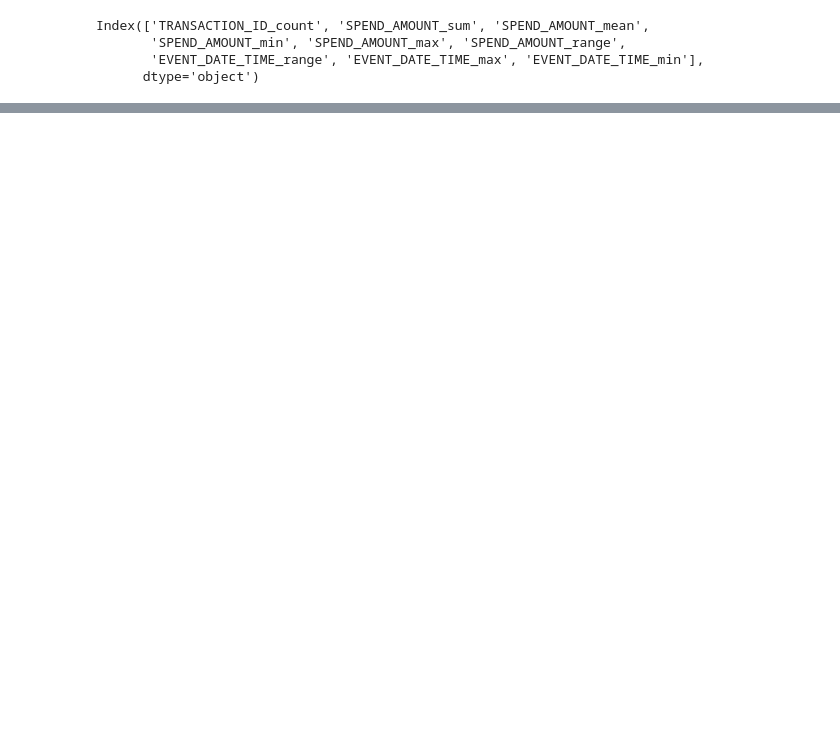
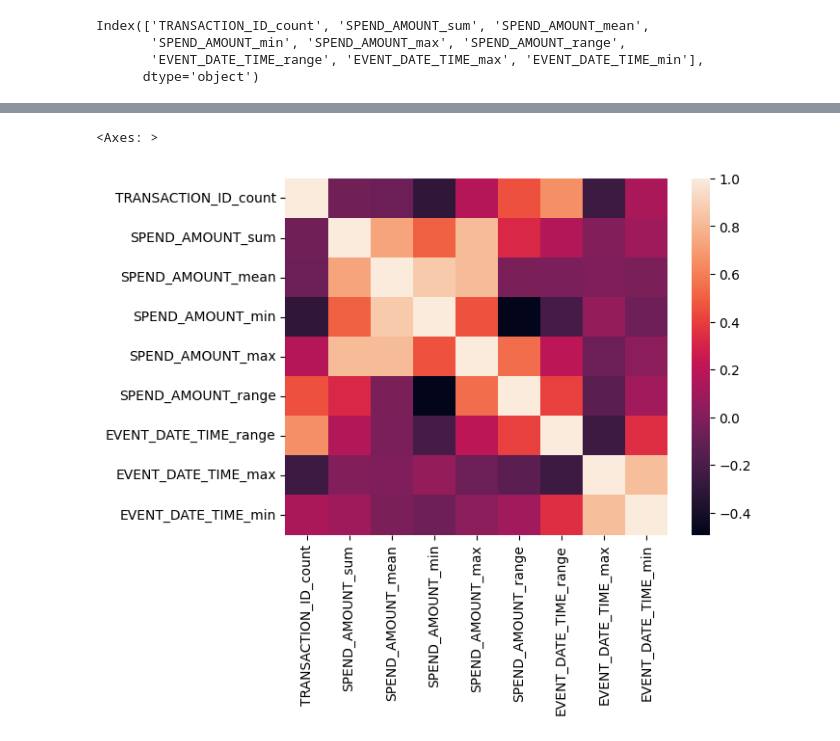
Before and after one commit to piukhq/snowdrops, a Jupyter notebook: end of year analytics/Viator/Viator.ipynb, the cells around one changed output, grey strips where cells are left out. Cells and saved outputs as stored; diff of their text form; code cells hidden in the pictures; blank space fills up the shorter version.

```diff
--- a/end of year analytics/Viator/Viator.ipynb
+++ b/end of year analytics/Viator/Viator.ipynb
@@ -126,0 +127,6 @@ plot = sns.barplot(data=df_agg, x=df_agg['EVENT_DATE_TIME_range'], y=df_agg['SPE
+# %%
+corr = df_agg.corr()
+sns.heatmap(corr)
+# %% [output]
+<Axes: >
+[figure, added]
```
Also changed, not shown: parts of 7 cells of this notebook, 2 other files.
